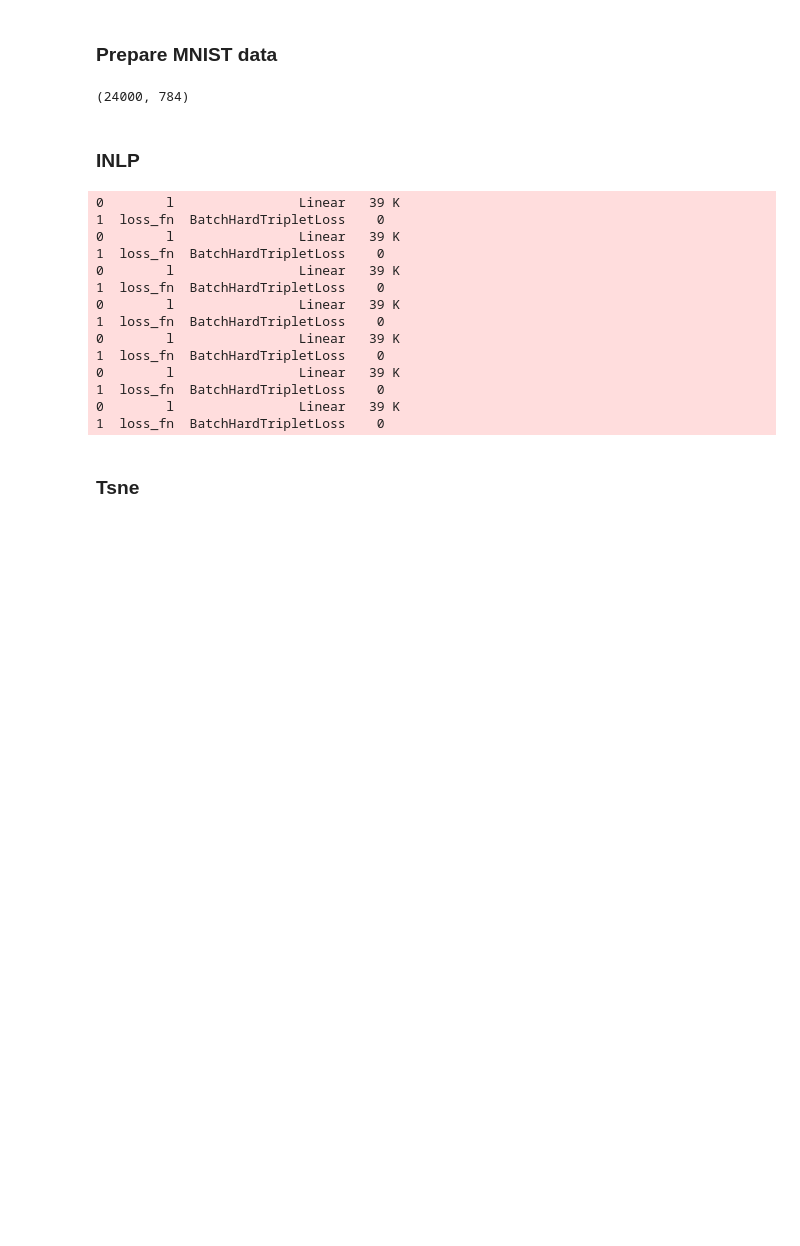
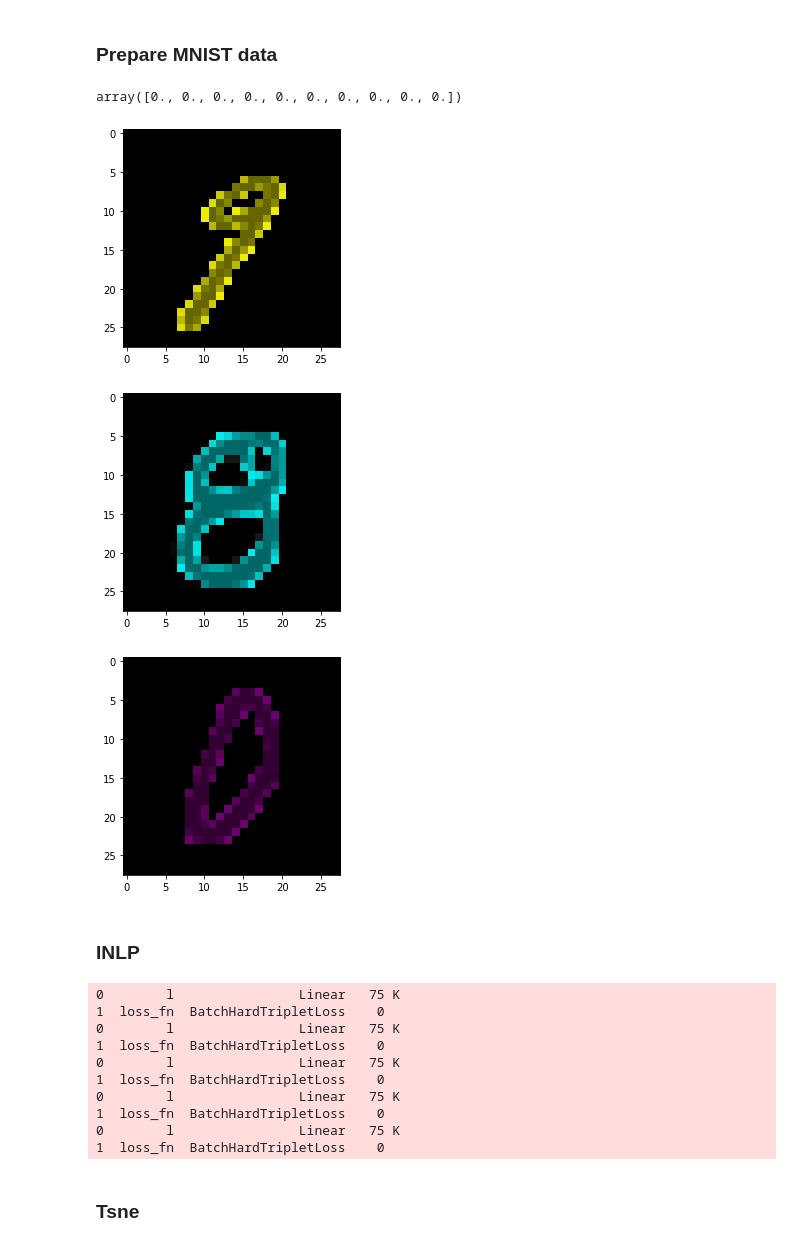
Before and after one commit to shauli-ravfogel/nullspace_projection, a Jupyter notebook: src/inlp-oop/usage_example.ipynb, the cells around one changed output. Drawn from its saved outputs; the diff is of its cells as text; code cells hidden in the pictures; blank space fills up the shorter version.

```diff
--- a/src/inlp-oop/usage_example.ipynb
+++ b/src/inlp-oop/usage_example.ipynb
@@ -113,15 +150,30 @@ ids_dev1, ids_dev2 = map(np.array, zip(*ids_dev))
 #x_train1, x_train2, x_dev1, x_dev2 = np.map(np.array, zip(*train, np.array(x_dev1), np.array(x_dev2)
 #sents_train1, sents_train2, sents_dev1, sents_dev2 = np.array(sents_train1), np.array(sents_train2), np.array(sents_dev1), np.array(sents_dev2)
 #ids_train1, ids_train2, ids_dev1, ids_dev2 = np.array(ids_train1), np.array(ids_train2), np.array(ids_dev1), np.array(ids_dev2)
-# %%
-x_train1.shape
-# %% [output]
-(24000, 784)
+# %%
+x = x_dev1[0]
+np.mean(X, axis = 0)[:10]
+# %% [output]
+array([0., 0., 0., 0., 0., 0., 0., 0., 0., 0.])
 # %%
 del x_train
 del x_dev
 del train
 del dev
+# %%
+def show_some_images(images, n = 3, grayscale = True):
+
+  for index, image in enumerate(images[:n]):
+    if grayscale:
+        plt.imshow(image.reshape(28,28),cmap='gray')
+    else:
+        plt.imshow(image.reshape(28,28,3))
+    plt.show()
+show_some_images(x_dev1 + X_mean, grayscale = False)
+# %% [output]
+[figure, added]
+[figure, added]
+[figure, added]
 # %% [markdown]
 ### INLP
 # %%
@@ -134,19 +186,15 @@ params = {"input_dim": 784, "hidden_dim": 50, "batch_size": 32, "verbose": False
 inlp_model_handler = inlp_linear_model.SiameseMetricLearning(model_class = SiameseMetric, model_params = params)
 # %%
-P, rowspace_projections, Ws = inlp.run_INLP(num_classifiers = 7, input_dim = 784, is_autoregressive = True, min_accuracy = 0, dataset_handler = siamese_dataset_handler, model = inlp_model_handler)
+P, rowspace_projections, Ws = inlp.run_INLP(num_classifiers = 5, input_dim = x_train1.shape[1], is_autoregressive = True, min_accuracy = 0, dataset_handler = siamese_dataset_handler, model = inlp_model_handler)
 # %% [output]
-0        l                Linear   39 K
+0        l                Linear   75 K
 1  loss_fn  BatchHardTripletLoss    0
-0        l                Linear   39 K
+0        l                Linear   75 K
 1  loss_fn  BatchHardTripletLoss    0
-0        l                Linear   39 K
+0        l                Linear   75 K
 1  loss_fn  BatchHardTripletLoss    0
-0        l                Linear   39 K
+0        l                Linear   75 K
 1  loss_fn  BatchHardTripletLoss    0
-0        l                Linear   39 K
+0        l                Linear   75 K
 1  loss_fn  BatchHardTripletLoss    0
-0        l                Linear   39 K
-1  loss_fn  BatchHardTripletLoss    0
-0        l                Linear   39 K
-1  loss_fn  BatchHardTripletLoss    0
 # %%
```
Also changed, not shown: parts of 10 cells of this notebook.
